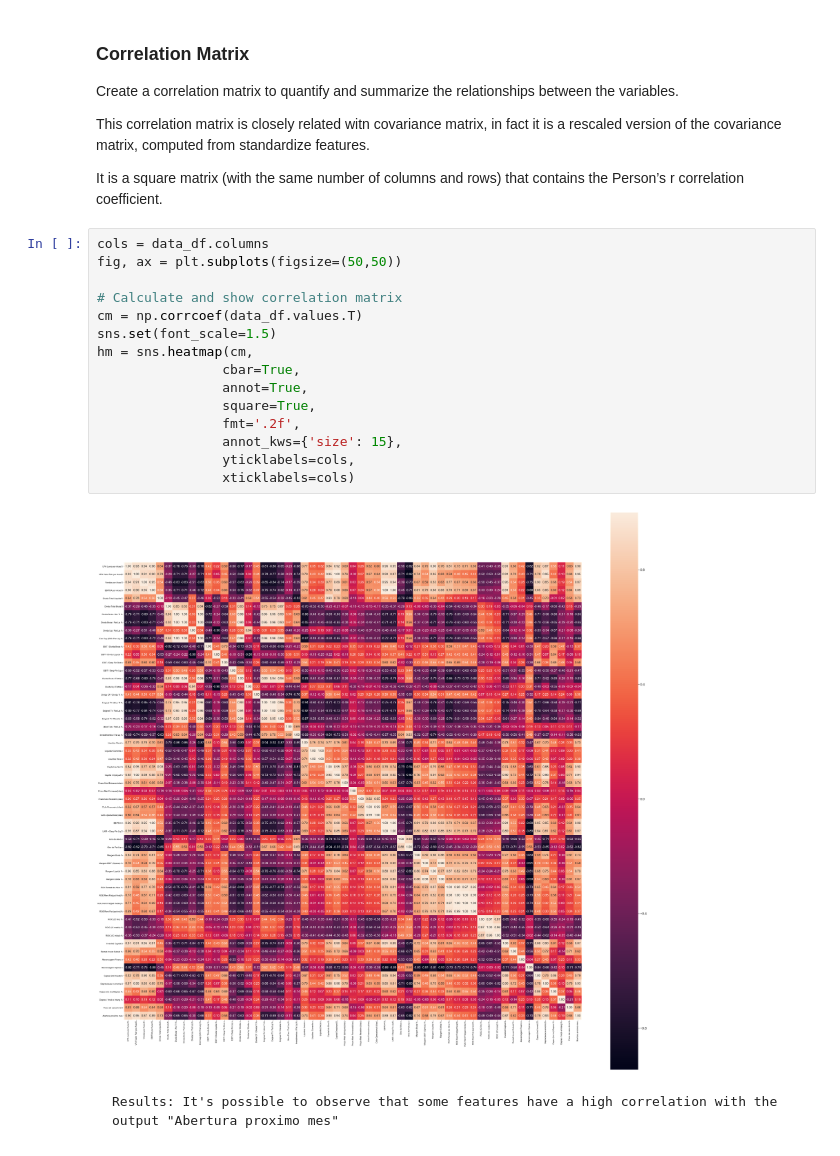
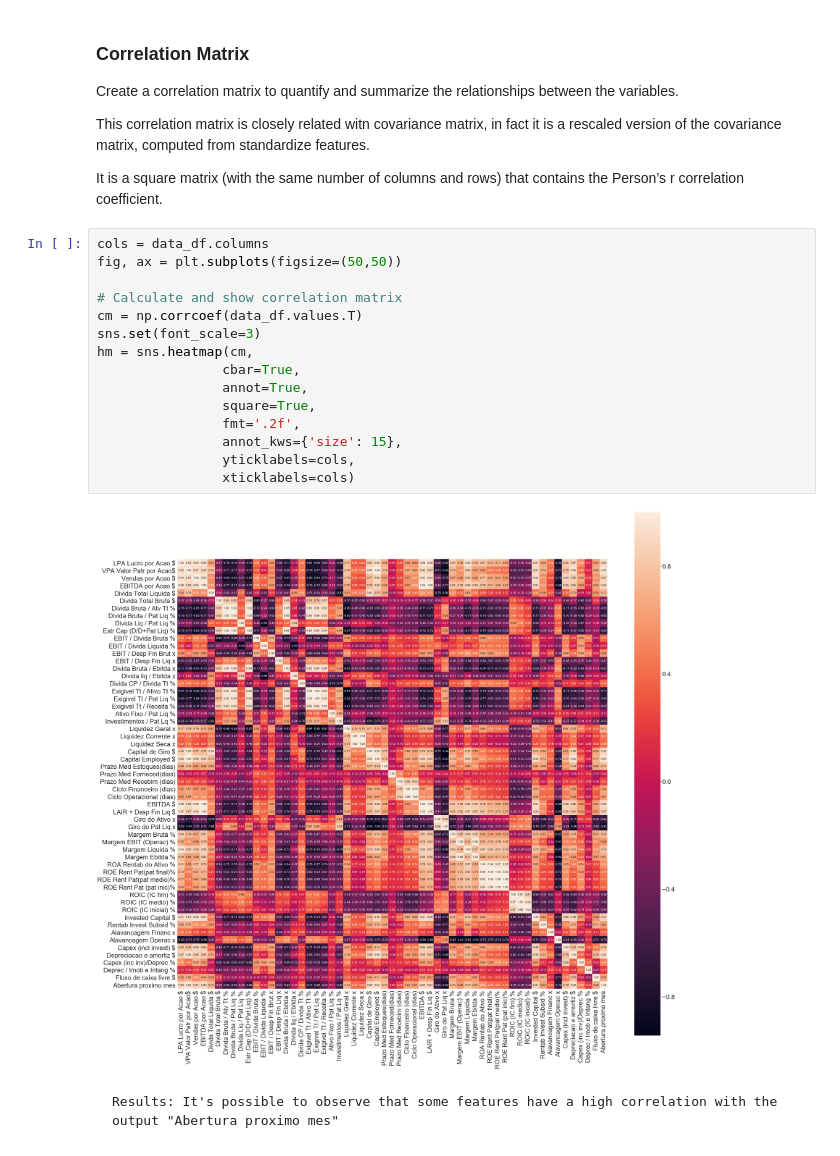
Before and after one commit to GuiMend/stock-prediction-rnn-fundamentals, a Jupyter notebook: TCC/2_Exploratory_Data_Analysis.ipynb, the cells around one changed output. Cells and saved outputs as stored; diff of their text form.

```diff
--- a/TCC/2_Exploratory_Data_Analysis.ipynb
+++ b/TCC/2_Exploratory_Data_Analysis.ipynb
@@ -82,19 +82,19 @@ It is a square matrix (with the same number of columns and rows) that contains t
 # %%
 cols = data_df.columns
 fig, ax = plt.subplots(figsize=(50,50))
 
 # Calculate and show correlation matrix
 cm = np.corrcoef(data_df.values.T)
-sns.set(font_scale=1.5)
+sns.set(font_scale=3)
 hm = sns.heatmap(cm,
                 cbar=True,
                 annot=True,
                 square=True,
                 fmt='.2f',
                 annot_kws={'size': 15},
                 yticklabels=cols,
                 xticklabels=cols)
 # %% [output]
-[figure, old version]
+[figure, new version]
 # %% [markdown]
     Results: It's possible to observe that some features have a high correlation with the output "Abertura proximo mes"
```
Also changed, not shown: 2 other files.
